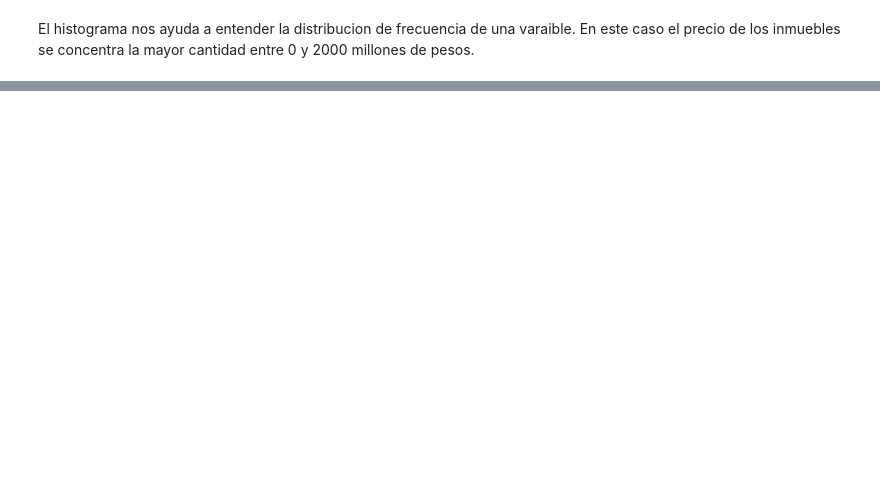
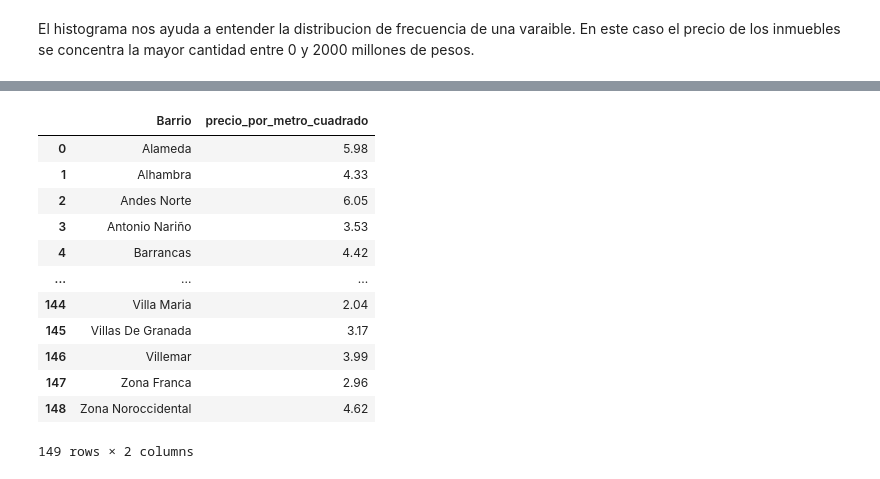
Before and after one commit to Ezequiel33F/Inmersion_en_Datos, a Jupyter notebook: INMERSION_DATOS_AULA_2ipynb.ipynb, the cells around one changed output, grey strips where cells are left out. Saved outputs shown, nothing was run; the diff lists cells and outputs as text; code cells hidden in the pictures; blank space fills up the shorter version.

```diff
--- a/INMERSION_DATOS_AULA_2ipynb.ipynb
+++ b/INMERSION_DATOS_AULA_2ipynb.ipynb
@@ -471,0 +485,17 @@ plt.show()
+# %%
+precio_promedio_xm2_por_barrio=inmuebles.groupby('Barrio')['precio_por_metro_cuadrado'].mean().reset_index()
+precio_promedio_xm2_por_barrio
+# %% [output]
+|  | Barrio | precio_por_metro_cuadrado |
+| 0 | Alameda | 5.98 |
+| 1 | Alhambra | 4.33 |
+| 2 | Andes Norte | 6.05 |
+| 3 | Antonio Nariño | 3.53 |
+| 4 | Barrancas | 4.42 |
+| ... | ... | ... |
+| 144 | Villa Maria | 2.04 |
+| 145 | Villas De Granada | 3.17 |
+| 146 | Villemar | 3.99 |
+| 147 | Zona Franca | 2.96 |
+| 148 | Zona Noroccidental | 4.62 |
+149 rows × 2 columns
```
Also changed, not shown: parts of 18 cells of this notebook.
